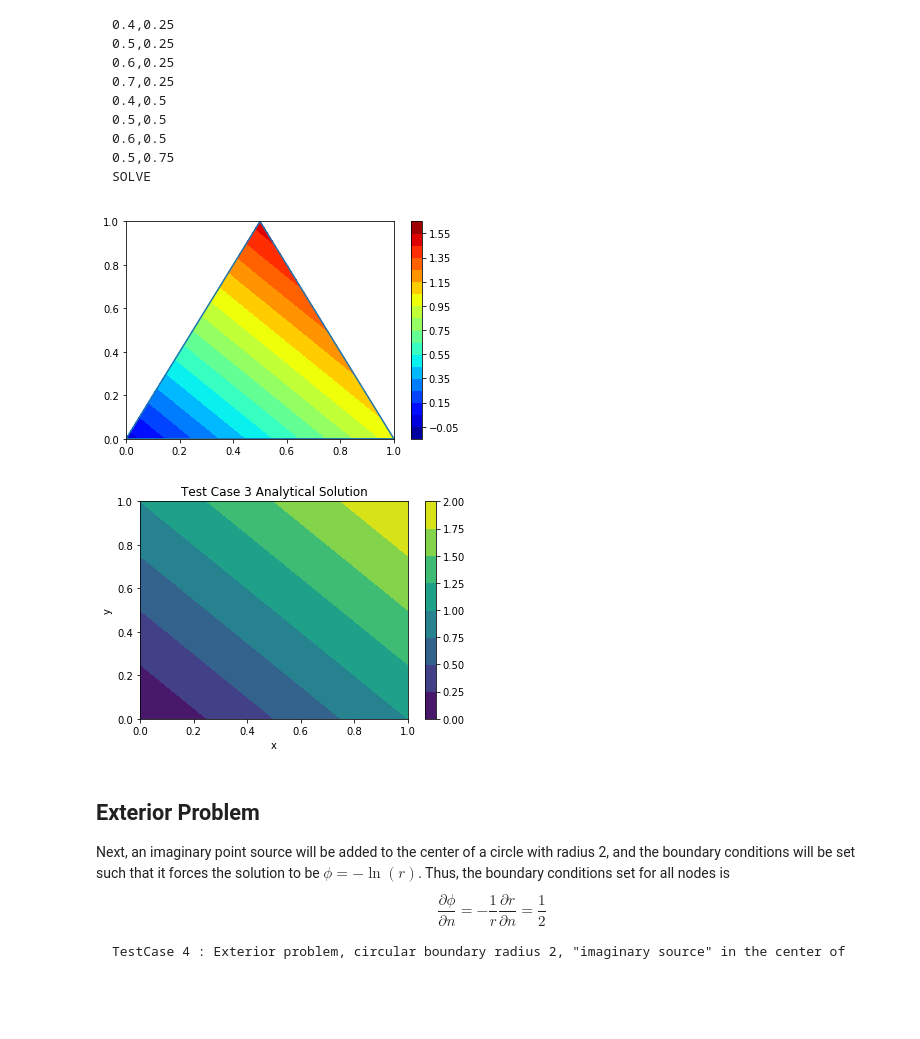
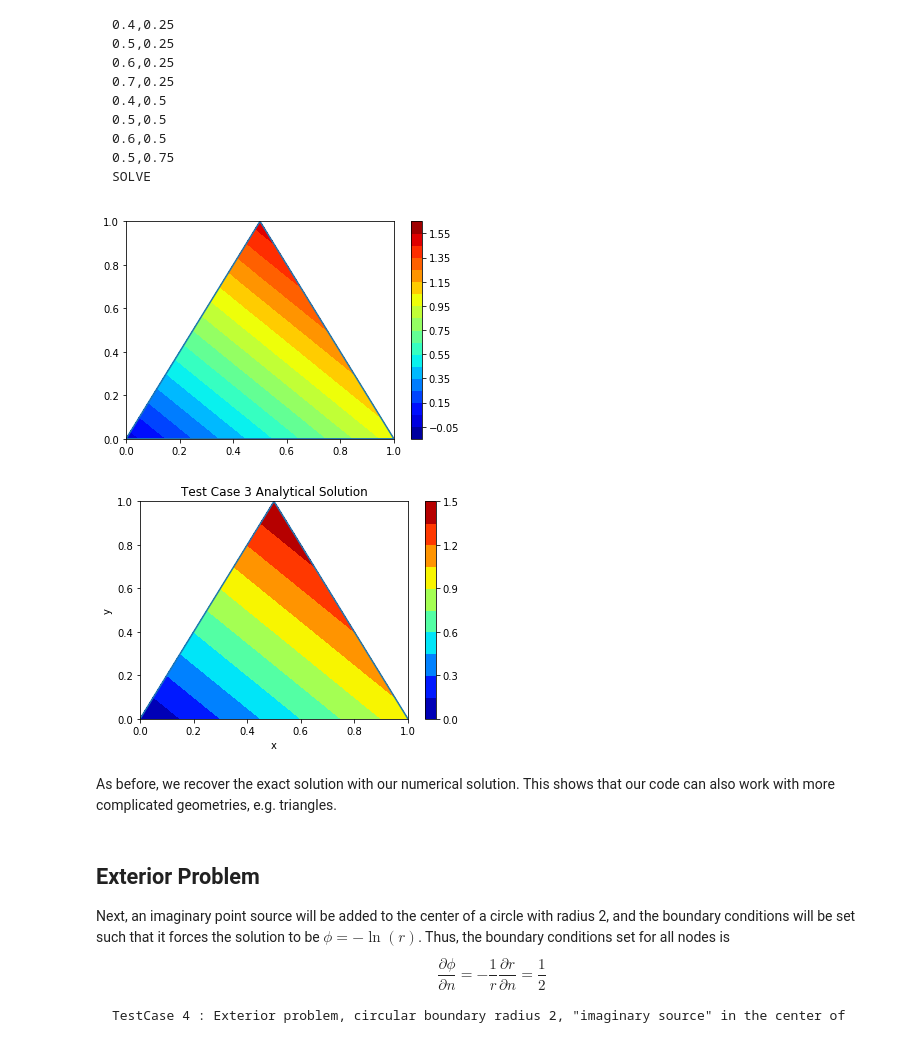
Before and after one commit to chris-barrow/Easy2D-Python, a Jupyter notebook: ME611 Final Report.ipynb, the cells around one changed output. Drawn from its saved outputs; the diff is of its cells as text; code cells hidden in the pictures; blank space fills up the shorter version.

```diff
--- a/ME611 Final Report.ipynb
+++ b/ME611 Final Report.ipynb
@@ -199,21 +208,23 @@ SOLVE
 # %%
 easy2D('TestCase3.dat')
 
 # Real Solution
 X = np.array([0,0.5,1])
 Y = np.array([0,1,0])
 phi = X + Y
 plt.figure()
 plt.plot(X,Y)
-plt.tricontourf(X,Y,Z,11,cmap='jet')
+plt.tricontourf(X,Y,phi,11,cmap='jet')
 plt.colorbar()
 plt.title('Test Case 3 Analytical Solution')
 plt.xlabel('x')
 plt.ylabel('y')
 plt.show()
 # %% [output]
 [figure]
-[figure, old version]
+[figure, new version]
+# %% [markdown]
+As before, we recover the exact solution with our numerical solution. This shows that our code can also work with more complicated geometries, e.g. triangles.
 # %% [markdown]
 ## Exterior Problem
 
```
Also changed, not shown: parts of 9 cells of this notebook.
